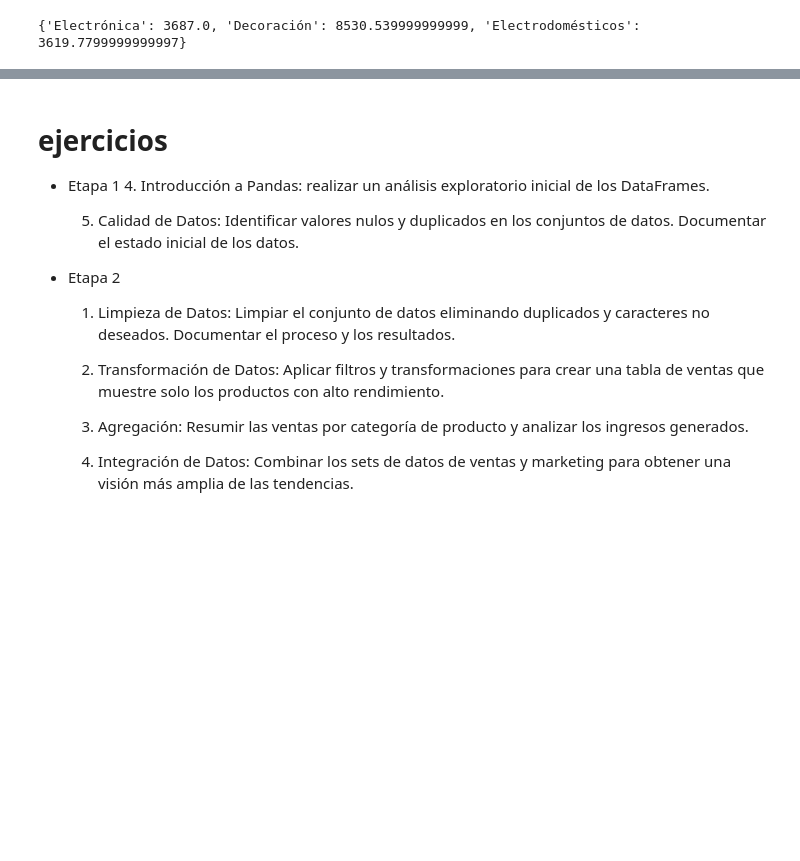
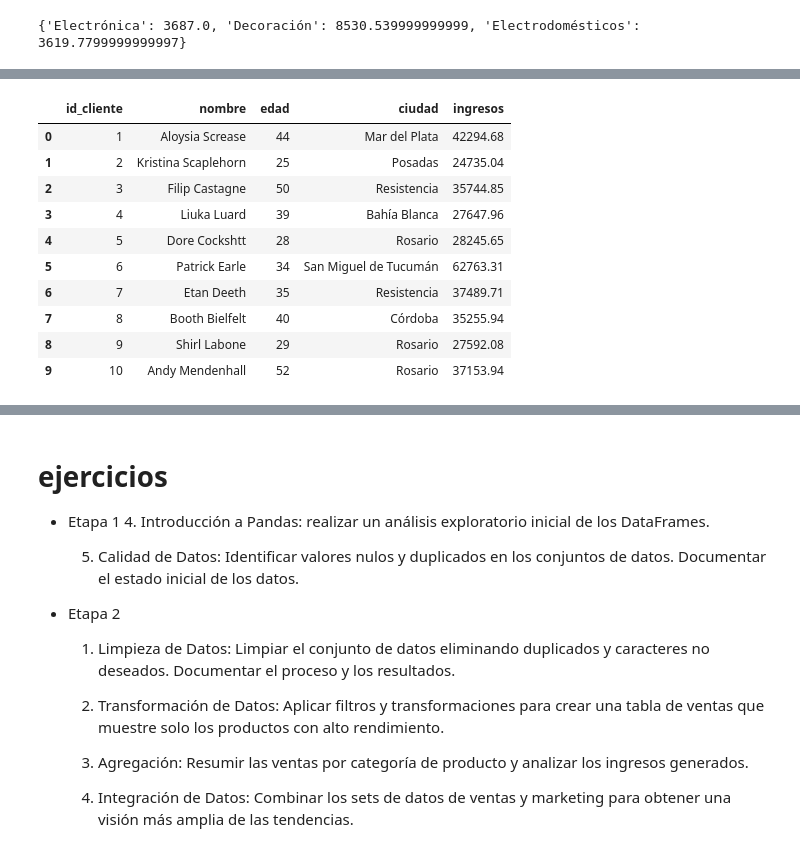
Before and after one commit to FedeM-Git/TT-2C2025-Data-Analitycs-Notebooks, a Jupyter notebook: Pre-Entrega_Maune/Pre-Entrega_Maune, Juan_Federico.ipynb, the cells around one changed output, grey strips where cells are left out. Saved outputs shown, nothing was run; the diff lists cells and outputs as text; code cells hidden in the pictures; blank space fills up the shorter version.

```diff
--- a/Pre-Entrega_Maune/Pre-Entrega_Maune, Juan_Federico.ipynb
+++ b/Pre-Entrega_Maune/Pre-Entrega_Maune, Juan_Federico.ipynb
@@ -27,6 +27,6 @@ df_clientes = pd.read_csv("https://raw.githubusercontent.com/FedeM-Git/TT-2C2025
 # %%
 # se importa data set ventas
-df_clientes = pd.read_csv("https://raw.githubusercontent.com/FedeM-Git/TT-2C2025-Data-Analitycs-Notebooks/refs/heads/main/Pre-Entrega_Maune/datasets/ventas.csv")
+df_ventas = pd.read_csv("https://raw.githubusercontent.com/FedeM-Git/TT-2C2025-Data-Analitycs-Notebooks/refs/heads/main/Pre-Entrega_Maune/datasets/ventas.csv")
 # %% [markdown]
 ##***Actividad 2 y 3: Script Básico***
 # %%
@@ -97,0 +118,14 @@ print(ventas_por_categoria)
+# %%
+df_clientes.head(10)
+# %% [output]
+|  | id_cliente | nombre | edad | ciudad | ingresos |
+| 0 | 1 | Aloysia Screase | 44 | Mar del Plata | 42294.68 |
+| 1 | 2 | Kristina Scaplehorn | 25 | Posadas | 24735.04 |
+| 2 | 3 | Filip Castagne | 50 | Resistencia | 35744.85 |
+| 3 | 4 | Liuka Luard | 39 | Bahía Blanca | 27647.96 |
+| 4 | 5 | Dore Cockshtt | 28 | Rosario | 28245.65 |
+| 5 | 6 | Patrick Earle | 34 | San Miguel de Tucumán | 62763.31 |
+| 6 | 7 | Etan Deeth | 35 | Resistencia | 37489.71 |
+| 7 | 8 | Booth Bielfelt | 40 | Córdoba | 35255.94 |
+| 8 | 9 | Shirl Labone | 29 | Rosario | 27592.08 |
+| 9 | 10 | Andy Mendenhall | 52 | Rosario | 37153.94 |
```
Also changed, not shown: parts of 16 cells of this notebook.
